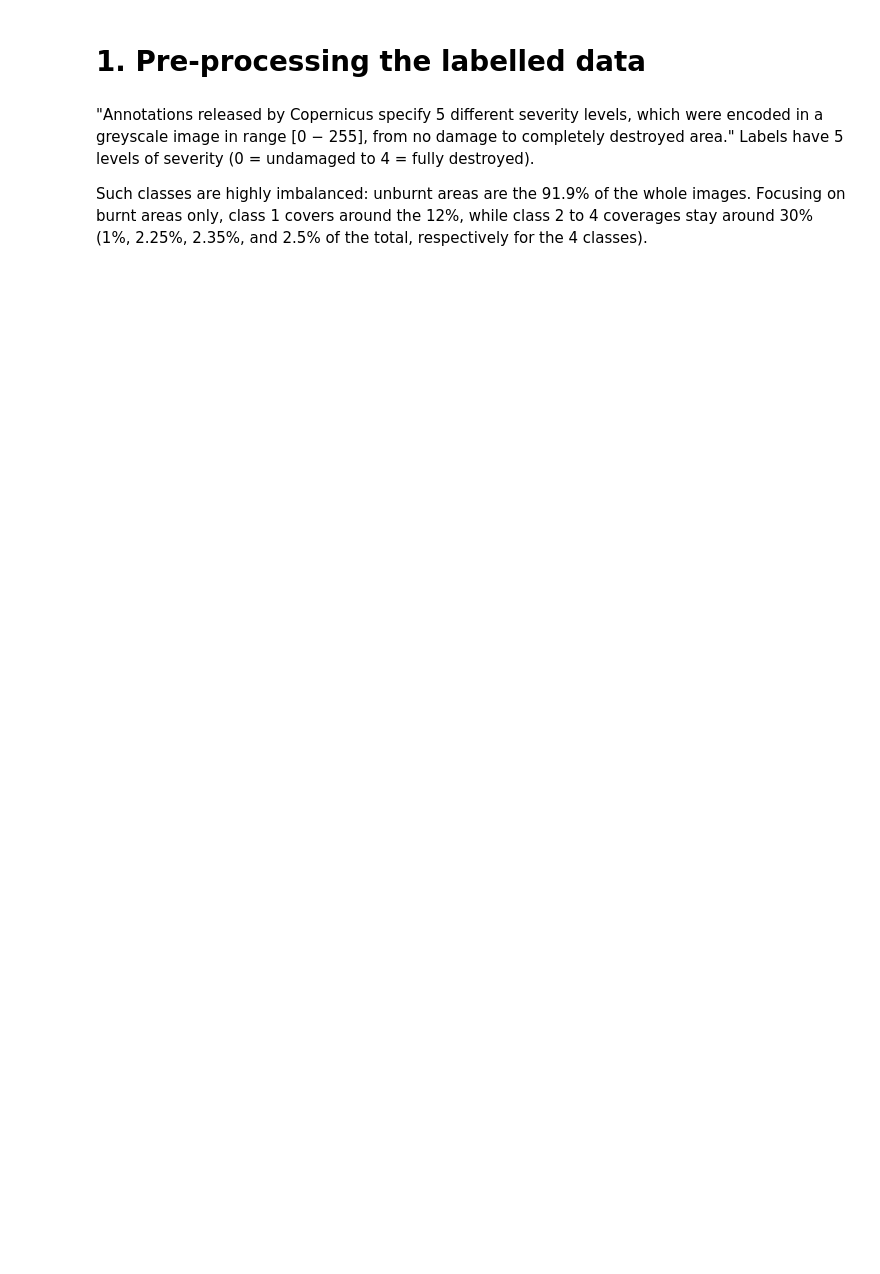
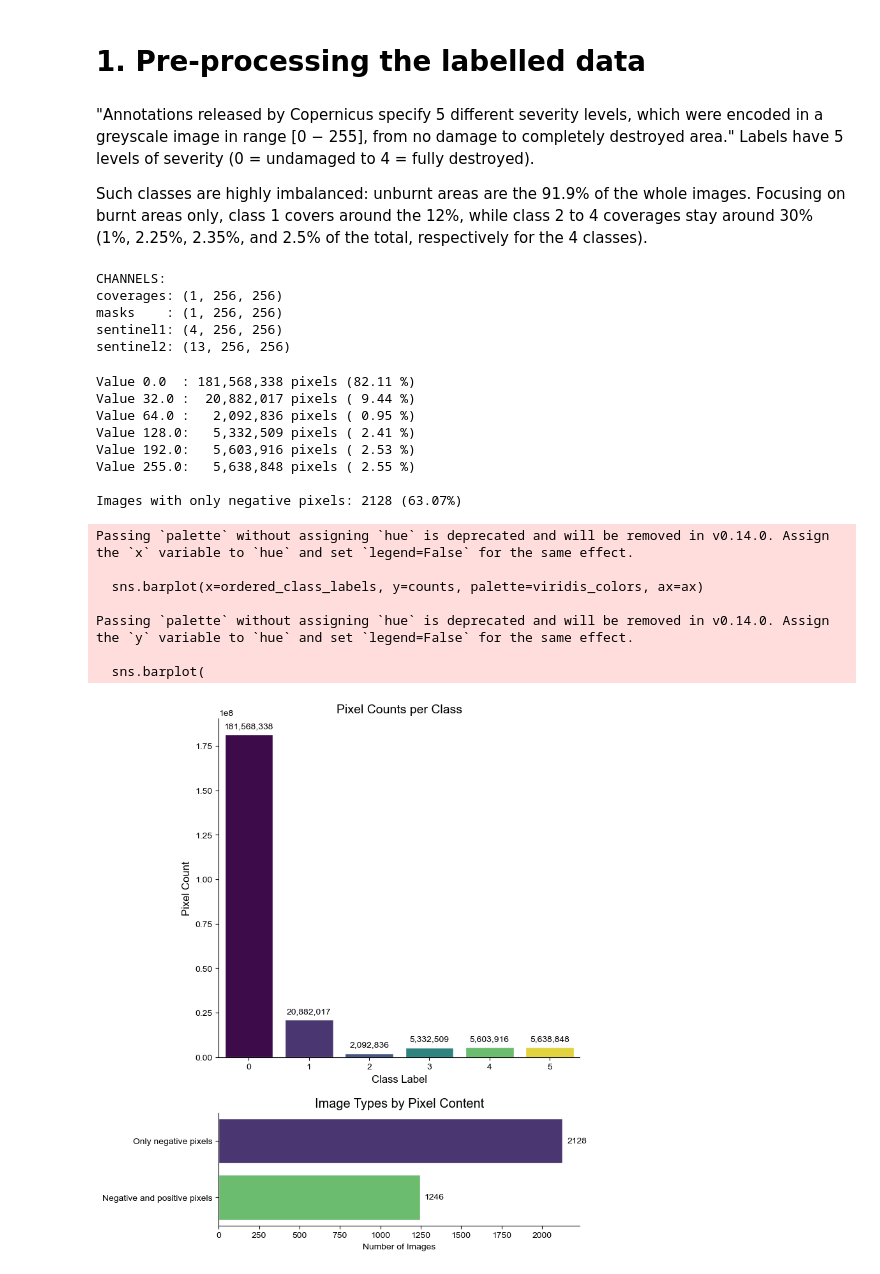
Before and after one commit to pablo-fdz/DL_improc_final_project, a Jupyter notebook: 2_eda.ipynb, the cells around one changed output. Cells and saved outputs as stored; diff of their text form; code cells hidden in the pictures; blank space fills up the shorter version.

Commit message:
eda updated, including process to delete faulty tiles

```diff
--- a/2_eda.ipynb
+++ b/2_eda.ipynb
@@ -16,0 +34,9 @@ input_inference_dir = os.path.join('..', 'catalunya_fire_imgs')
+# %%
+# input_dir = '/media/pablo/Shared files/data/Satellite_burned_area_dataset'  # Adjust this path as needed
+input_dir = 'C:/Users/blanc/OneDrive/Desktop/DSDM/3-ImageProcessing/FINAL_HW/'
+
+tiles_path = os.path.join(input_dir, 'tiled_labelled_dataset')
+full_images_path = os.path.join(input_dir, 'Satellite_burned_area_dataset')
+
+tiles_dict = build_path_dictionary(tiles_path)
+full_images_dict = build_path_dictionary(full_images_path)
@@ -53,3 +129,39 @@ Columns in the DataFrame: ['folder', 'top_left_long', 'top_left_lat', 'bottom_ri
 "Annotations released by Copernicus specify 5 different severity levels, which were encoded in a greyscale image in range [0 − 255], from no damage to completely destroyed area." Labels have 5 levels of severity (0 = undamaged to 4 = fully destroyed).
 
 Such classes are highly imbalanced: unburnt areas are the 91.9% of the whole images. Focusing on burnt areas only, class 1 covers around the 12%, while class 2 to 4 coverages stay around 30% (1%, 2.25%, 2.35%, and 2.5% of the total, respectively for the 4 classes).
+# %%
+print('CHANNELS:')
+for key in tiles_dict.keys():
+    photo = tiles_dict[key][0]  # Get the first photo path for each key
+    try:
+        print(f'{key:<9}: {read_tiff_to_numpy(photo).shape}')
+    except Exception:
+        print(f'{key:<9}: {read_png_to_numpy(photo).shape}')
+# %% [output]
+CHANNELS:
+coverages: (1, 256, 256)
+masks    : (1, 256, 256)
+sentinel1: (4, 256, 256)
+sentinel2: (13, 256, 256)
+# %%
+eda = DataExplorer(tiles_dict)
+
+eda.count_mask_pixels()
+eda.visualize_mask_pixels()
+# %% [output]
+Value 0.0  : 181,568,338 pixels (82.11 %)
+Value 32.0 :  20,882,017 pixels ( 9.44 %)
+Value 64.0 :   2,092,836 pixels ( 0.95 %)
+Value 128.0:   5,332,509 pixels ( 2.41 %)
+Value 192.0:   5,603,916 pixels ( 2.53 %)
+Value 255.0:   5,638,848 pixels ( 2.55 %)
+
+Images with only negative pixels: 2128 (63.07%)
+Passing `palette` without assigning `hue` is deprecated and will be removed in v0.14.0. Assign the `x` variable to `hue` and set `legend=False` for the same effect.
+
+  sns.barplot(x=ordered_class_labels, y=counts, palette=viridis_colors, ax=ax)
+
+Passing `palette` without assigning `hue` is deprecated and will be removed in v0.14.0. Assign the `y` variable to `hue` and set `legend=False` for the same effect.
+
+  sns.barplot(
+[figure, added]
```
Also changed, not shown: parts of 15 cells of this notebook.
